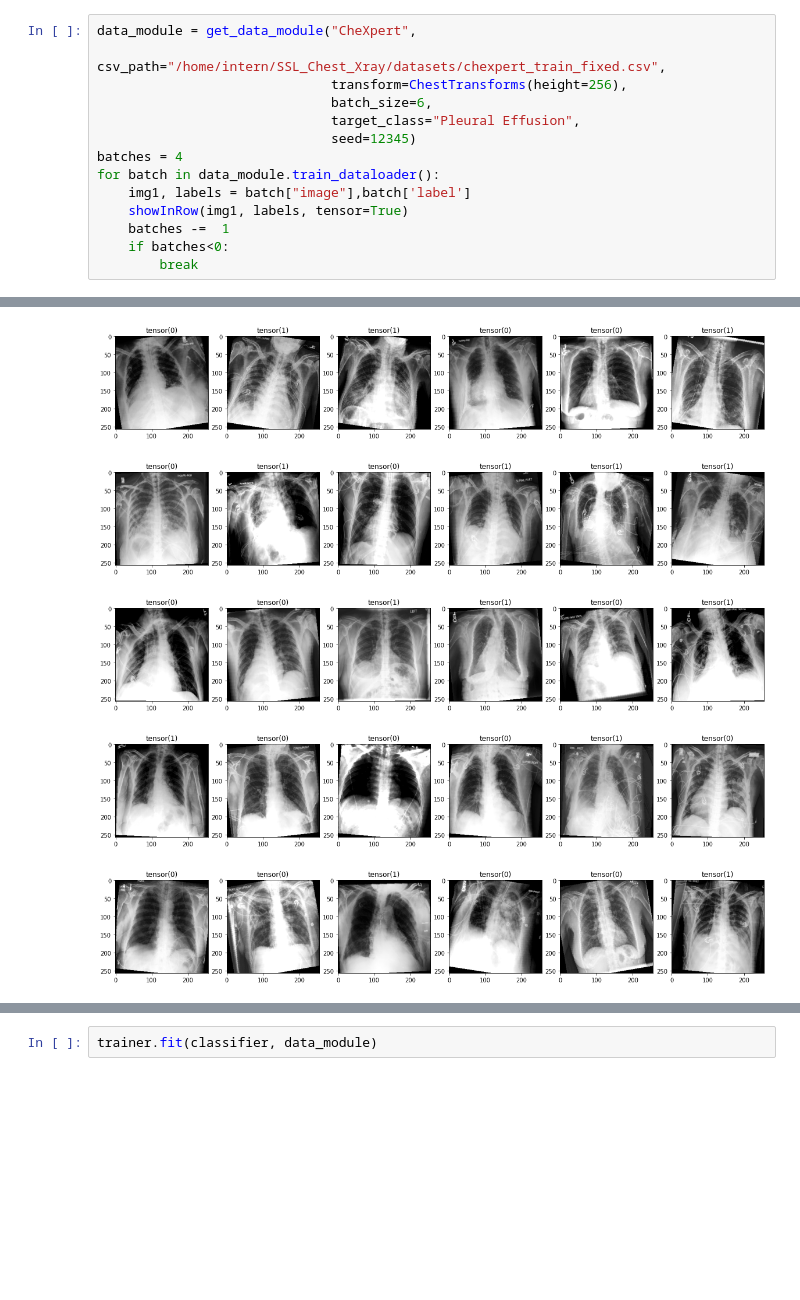
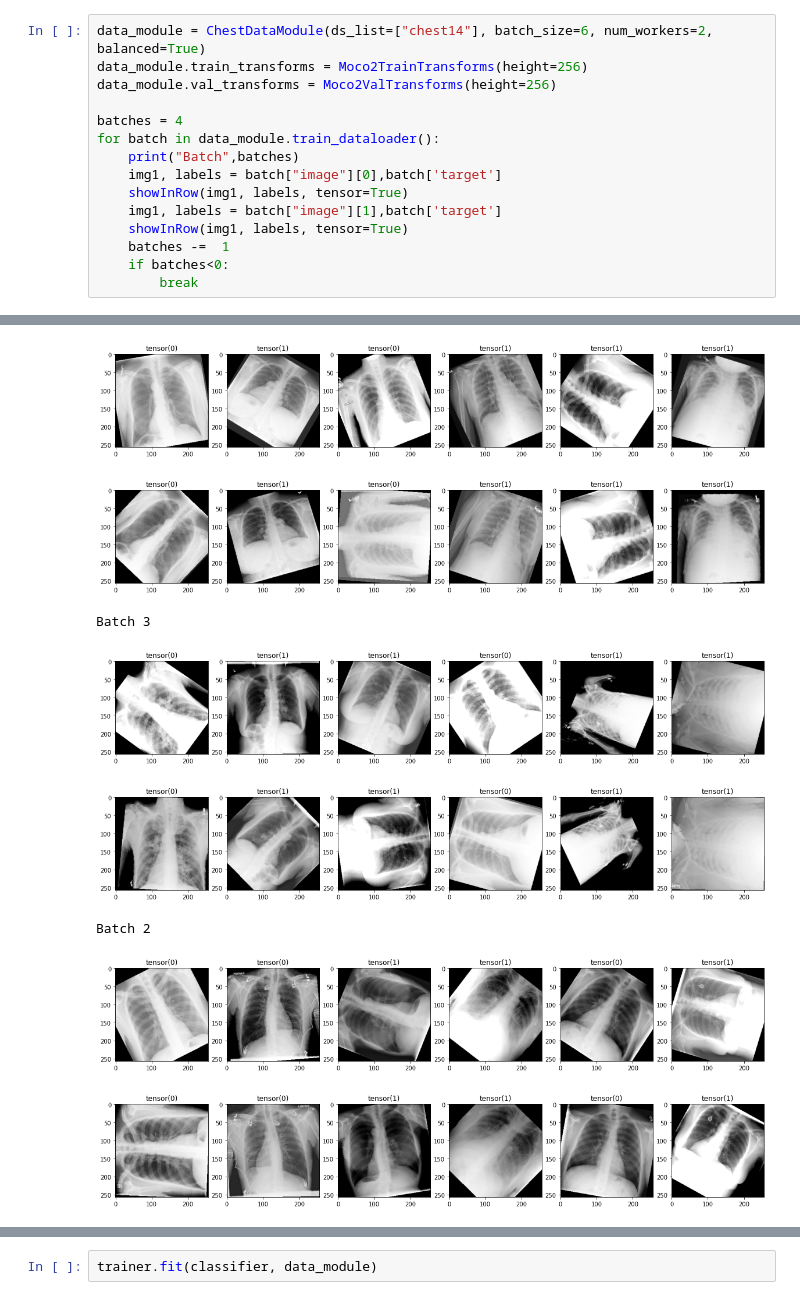
Before and after one commit to Genvekt/SSL_Chest_Xray, a Jupyter notebook: Testing Dataloaders.ipynb, the cells around one changed output, grey strips where cells are left out. Drawn from its saved outputs; the diff is of its cells as text; blank space fills up the shorter version.

Commit message:
new dataset + cpc (not finished)

```diff
--- a/Testing Dataloaders.ipynb
+++ b/Testing Dataloaders.ipynb
@@ -38,15 +38,16 @@ seed_everything(12345)
 # %% [output]
 12345
 # %%
-data_module = get_data_module("CheXpert",
-                              csv_path="/home/intern/SSL_Chest_Xray/datasets/chexpert_train_fixed.csv",
-                              transform=ChestTransforms(height=256),
-                              batch_size=6,
-                              target_class="Pleural Effusion",
-                              seed=12345)
+data_module = ChestDataModule(ds_list=["chest14"], batch_size=6, num_workers=2, balanced=True)
+data_module.train_transforms = Moco2TrainTransforms(height=256)
+data_module.val_transforms = Moco2ValTransforms(height=256)
+
 batches = 4
 for batch in data_module.train_dataloader():
-    img1, labels = batch["image"],batch['label']
+    print("Batch",batches)
+    img1, labels = batch["image"][0],batch['target']
+    showInRow(img1, labels, tensor=True)
+    img1, labels = batch["image"][1],batch['target']
     showInRow(img1, labels, tensor=True)
     batches -=  1
     if batches<0:
@@ -55,5 +58,8 @@ for batch in data_module.train_dataloader():
-[figure, old version]
+[figure, new version]
-[figure, old version]
+[figure, new version]
+Batch 3
-[figure, old version]
+[figure, new version]
-[figure, old version]
+[figure, new version]
+Batch 2
-[figure, old version]
+[figure, new version]
+[figure, added]
```
Also changed, not shown: parts of 4 cells of this notebook, 21 other files.
